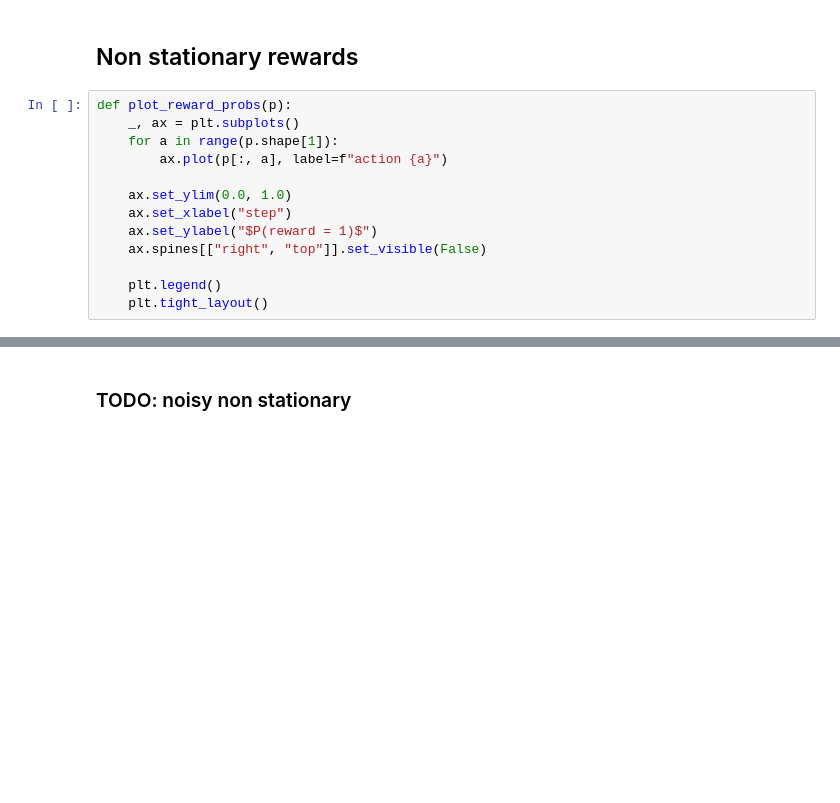
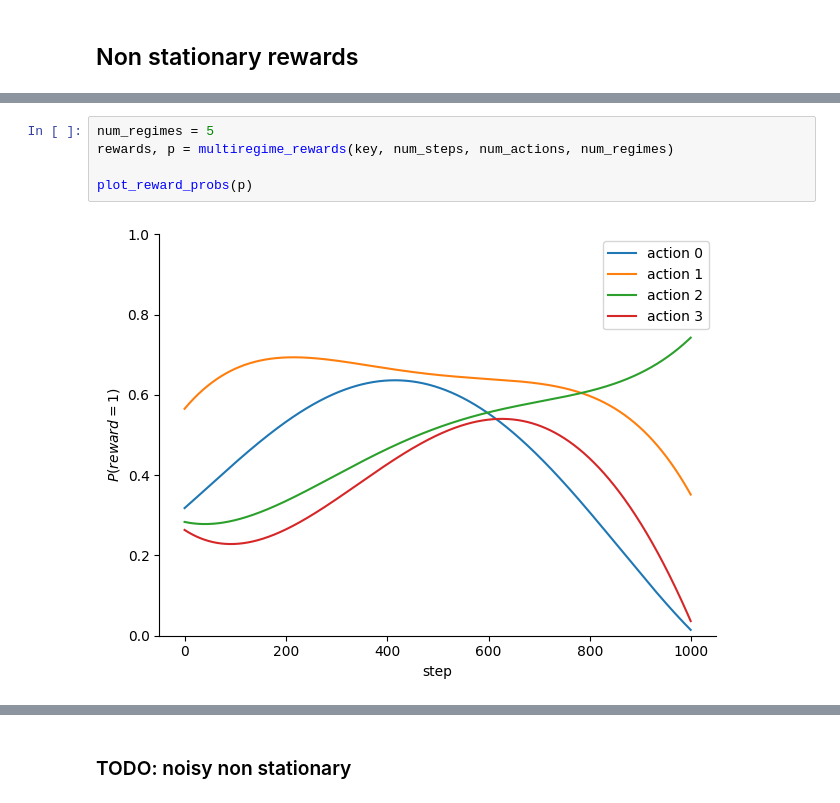
Before and after one commit to clabrugere/jax-bandits, a Jupyter notebook: dev/jax.ipynb, the cells around one changed output, grey strips where cells are left out. Drawn from its saved outputs; the diff is of its cells as text; blank space fills up the shorter version.

```diff
--- a/dev/jax.ipynb
+++ b/dev/jax.ipynb
@@ -223,15 +208,2 @@ plt.tight_layout()
 # %% [markdown]
 ## Non stationary rewards
-# %%
-def plot_reward_probs(p):
-    _, ax = plt.subplots()
-    for a in range(p.shape[1]):
-        ax.plot(p[:, a], label=f"action {a}")
-
-    ax.set_ylim(0.0, 1.0)
-    ax.set_xlabel("step")
-    ax.set_ylabel("$P(reward = 1)$")
-    ax.spines[["right", "top"]].set_visible(False)
-
-    plt.legend()
-    plt.tight_layout()
@@ -334,0 +223,7 @@ plot_reward_probs(p)
+# %%
+num_regimes = 5
+rewards, p = multiregime_rewards(key, num_steps, num_actions, num_regimes)
+
+plot_reward_probs(p)
+# %% [output]
+[figure, added]
```
Also changed, not shown: parts of 10 cells of this notebook, 1 other file.
